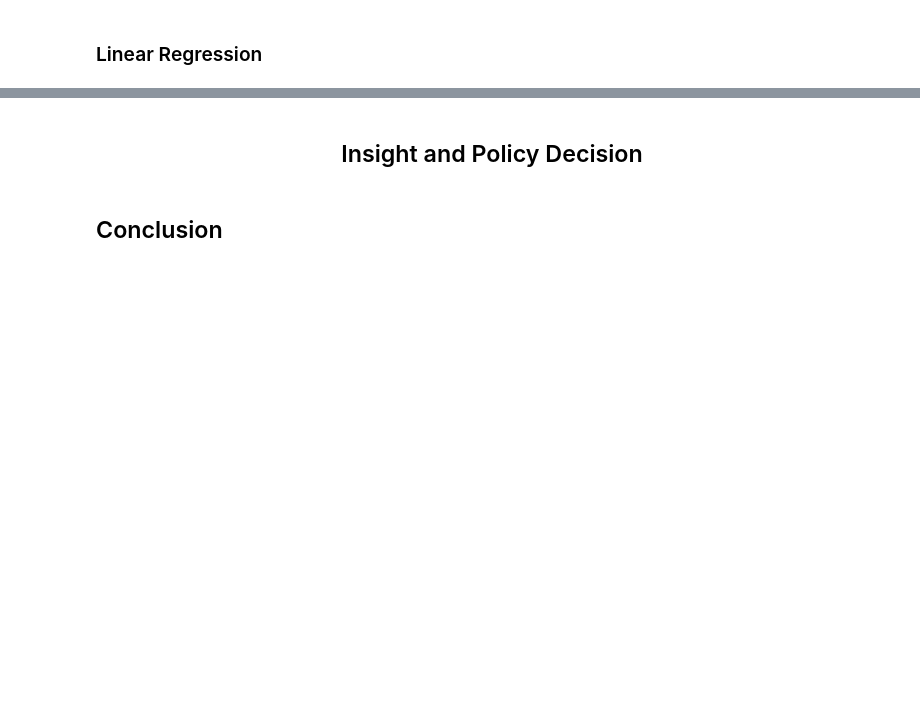
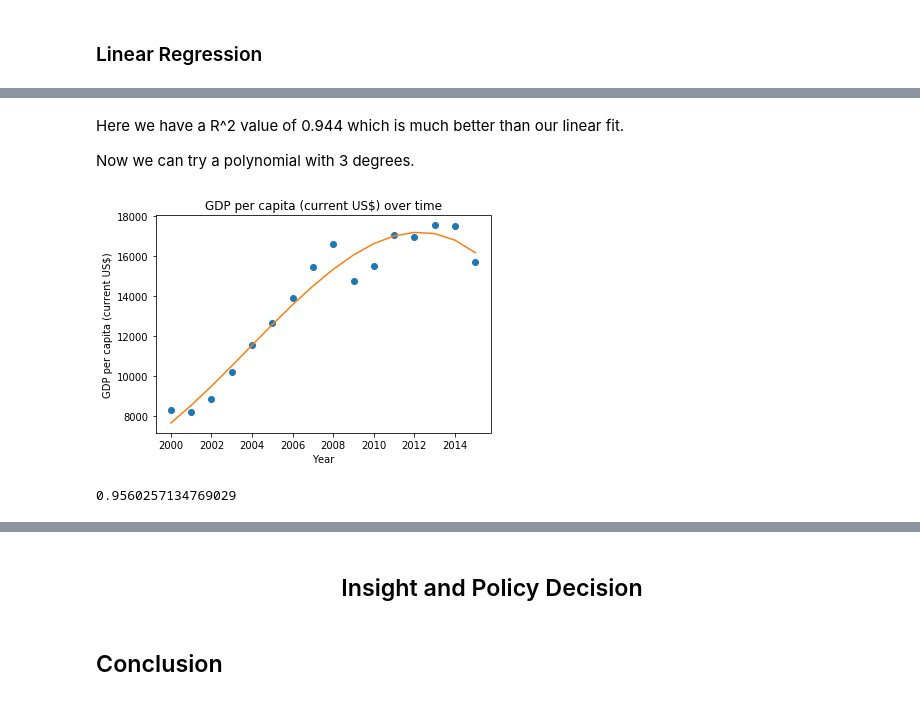
Before and after one commit to thechuster/thechuster.github.io, a Jupyter notebook: FinalProject.ipynb, the cells around one changed output, grey strips where cells are left out. Drawn from its saved outputs; the diff is of its cells as text; code cells hidden in the pictures; blank space fills up the shorter version.

```diff
--- a/FinalProject.ipynb
+++ b/FinalProject.ipynb
@@ -557,0 +600,22 @@ plt.show()
+# %% [markdown]
+Here we have a R^2 value of 0.944 which is much better than our linear fit.
+
+Now we can try a polynomial with 3 degrees.
+# %%
+plt.plot(years,GDP_per_capita,'o')
+
+polynomial_Feats = PolynomialFeatures(degree=3)
+polynomial_years = polynomial_Feats.fit_transform(years_)
+clf.fit(polynomial_years,GDP_per_capita)
+
+polynomial_predict = clf.predict(polynomial_years)
+plt.title("{} over time".format(text))
+plt.xlabel("Year")
+plt.ylabel("GDP per capita (current US$)")
+plt.plot(years,polynomial_predict)
+
+plt.show()
+print(clf.score(polynomial_years,GDP_per_capita))
+# %% [output]
+[figure, added]
+0.9560257134769029
```
Also changed, not shown: parts of 26 cells of this notebook.
